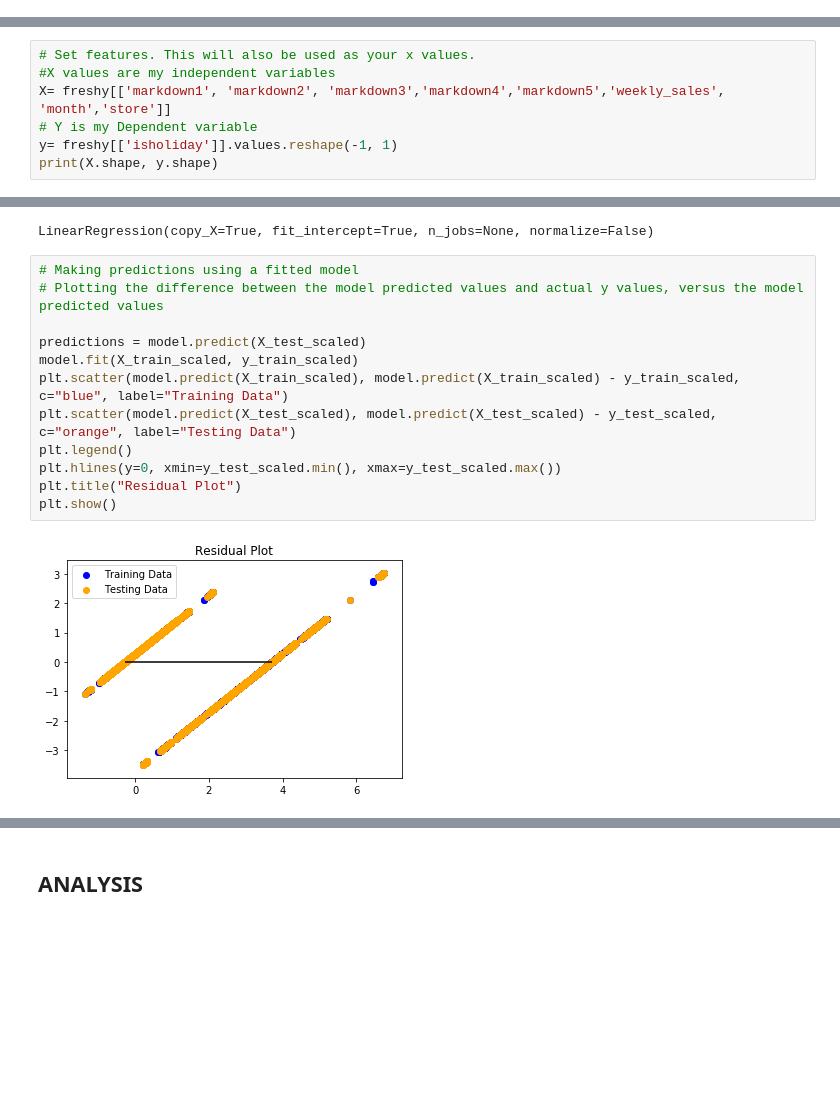
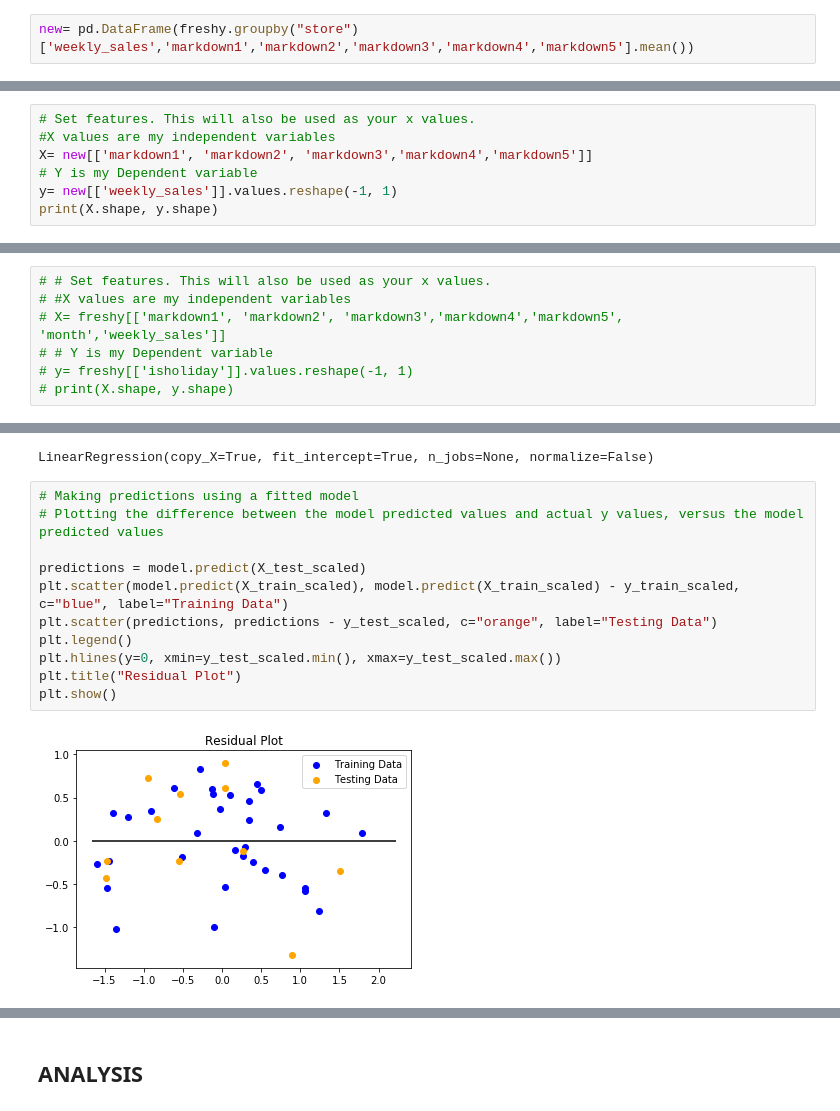
Before and after one commit to Infinity183/Sales_Retail_FP, a Jupyter notebook: Preprocessing_Linearregression_AP.ipynb, the cells around one changed output, grey strips where cells are left out. Saved outputs shown, nothing was run; the diff lists cells and outputs as text; blank space fills up the shorter version.

```diff
--- a/Preprocessing_Linearregression_AP.ipynb
+++ b/Preprocessing_Linearregression_AP.ipynb
@@ -215,3 +215,5 @@ freshy.head()
 | 363402 | 22860.64 | 12223.82 | 343.77 | 20834.37 | 9895.33 | 10305.28 | False | 28 | 48.76 | ... |
 | 147629 | 10215.77 | 4613.06 | 191.71 | 3200.57 | 4230.85 | 23011.67 | False | 40 | 40.75 | ... |
 | 147725 | 10215.77 | 4613.06 | 191.71 | 3200.57 | 4230.85 | 4116.93 | False | 40 | 40.75 | ... |
+# %%
+new= pd.DataFrame(freshy.groupby("store")['weekly_sales','markdown1','markdown2','markdown3','markdown4','markdown5'].mean())
@@ -228,0 +256,7 @@ freshy.head()
+# %%
+# Set features. This will also be used as your x values.
+#X values are my independent variables
+X= new[['markdown1', 'markdown2', 'markdown3','markdown4','markdown5']]
+# Y is my Dependent variable
+y= new[['weekly_sales']].values.reshape(-1, 1)
+print(X.shape, y.shape)
@@ -240,9 +274,9 @@ store4= freshy[freshy['store']==4]
 # %% [markdown]
 **SPLITTING AND SCALING DATA**
 # %%
-# Set features. This will also be used as your x values.
-#X values are my independent variables
-X= freshy[['markdown1', 'markdown2', 'markdown3','markdown4','markdown5','weekly_sales', 'month','store']]
-# Y is my Dependent variable
-y= freshy[['isholiday']].values.reshape(-1, 1)
-print(X.shape, y.shape)
+# # Set features. This will also be used as your x values.
+# #X values are my independent variables
+# X= freshy[['markdown1', 'markdown2', 'markdown3','markdown4','markdown5', 'month','weekly_sales']]
+# # Y is my Dependent variable
+# y= freshy[['isholiday']].values.reshape(-1, 1)
+# print(X.shape, y.shape)
@@ -277,17 +309,16 @@ LinearRegression(copy_X=True, fit_intercept=True, n_jobs=None, normalize=False)
 # %%
 # Making predictions using a fitted model
 # Plotting the difference between the model predicted values and actual y values, versus the model predicted values
 
 predictions = model.predict(X_test_scaled)
-model.fit(X_train_scaled, y_train_scaled)
 plt.scatter(model.predict(X_train_scaled), model.predict(X_train_scaled) - y_train_scaled, c="blue", label="Training Data")
-plt.scatter(model.predict(X_test_scaled), model.predict(X_test_scaled) - y_test_scaled, c="orange", label="Testing Data")
+plt.scatter(predictions, predictions - y_test_scaled, c="orange", label="Testing Data")
 plt.legend()
 plt.hlines(y=0, xmin=y_test_scaled.min(), xmax=y_test_scaled.max())
 plt.title("Residual Plot")
 plt.show()
 # %% [output]
-[figure, old version]
+[figure, new version]
 # %%
  # Used X_test_scaled, y_test_scaled, and model.predict(X_test_scaled) to calculate MSE and R2
 
```
Also changed, not shown: parts of 10 cells of this notebook.
